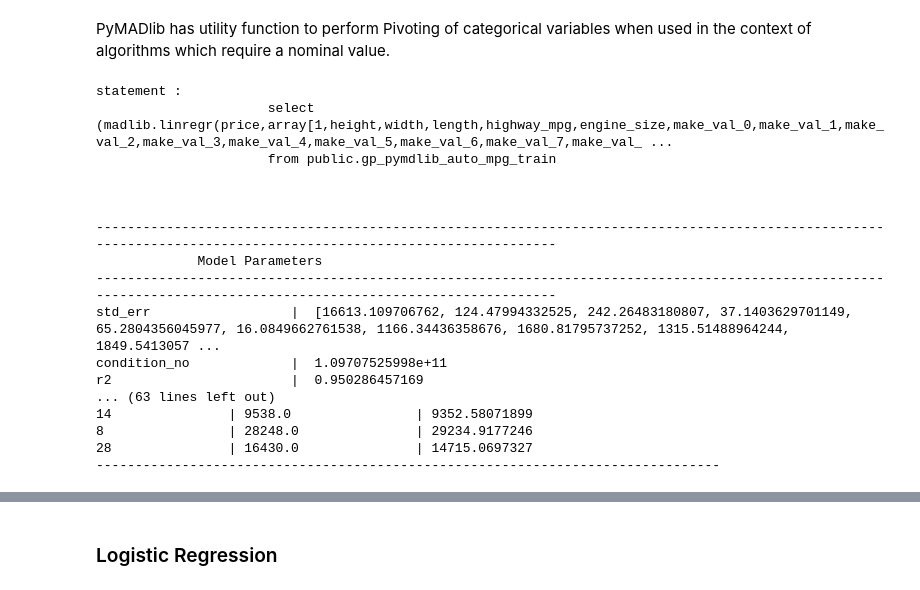
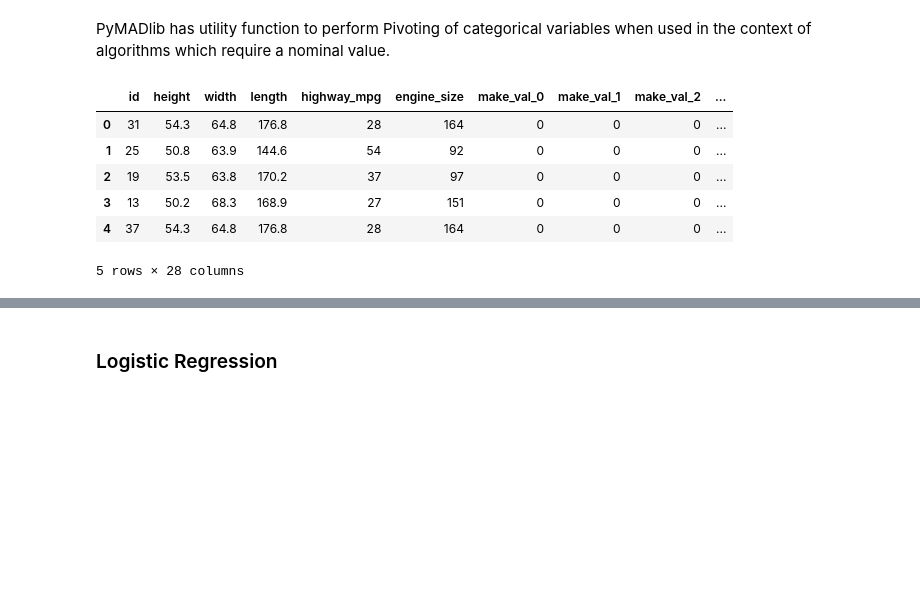
Before and after one commit to vmware-archive/pymadlib, a Jupyter notebook: pymadlib/doc/PyMADlib Tutorial.ipynb, the cells around one changed output, grey strips where cells are left out. Cells and saved outputs as stored; diff of their text form; code cells hidden in the pictures; blank space fills up the shorter version.

```diff
--- a/pymadlib/doc/PyMADlib Tutorial.ipynb
+++ b/pymadlib/doc/PyMADlib Tutorial.ipynb
@@ -81,28 +74,17 @@ scatterPlot(actual,predicted, 'wine_test_set')
 PyMADlib has utility function to perform Pivoting of categorical variables when used in the context of algorithms which require a nominal value.
 # %%
 #Train Linear Regression Model on a mixture of Numeric and Categorical Variables
-lreg.train('public.auto_mpg_train',['1','height','width','length','highway_mpg','engine_size','make','fuel_type','fuel_system'],'price')
-cursor = lreg.predict('public.auto_mpg_test','price')
-
-#Show prediction results
-rowset = conn.printTable(cursor,['id','price','prediction'])
+mdl_dict, mdl_params = lreg.train('public.auto_mpg_train',['1','height','width','length','highway_mpg','engine_size','make','fuel_type','fuel_system'],'price')
+predictions = lreg.predict('public.auto_mpg_test','price')
+#Show sample predictions
+predictions.head()
 # %% [output]
+|  | id | height | width | length | highway_mpg | engine_size | make_val_0 | make_val_1 | make_val_2 | ... |
+| 0 | 31 | 54.3 | 64.8 | 176.8 | 28 | 164 | 0 | 0 | 0 | ... |
+| 1 | 25 | 50.8 | 63.9 | 144.6 | 54 | 92 | 0 | 0 | 0 | ... |
+| 2 | 19 | 53.5 | 63.8 | 170.2 | 37 | 97 | 0 | 0 | 0 | ... |
+| 3 | 13 | 50.2 | 68.3 | 168.9 | 27 | 151 | 0 | 0 | 0 | ... |
+| 4 | 37 | 54.3 | 64.8 | 176.8 | 28 | 164 | 0 | 0 | 0 | ... |
-statement :
-                      select (madlib.linregr(price,array[1,height,width,length,highway_mpg,engine_size,make_val_0,make_val_1,make_val_2,make_val_3,make_val_4,make_val_5,make_val_6,make_val_7,make_val_ ...
-                      from public.gp_pymdlib_auto_mpg_train
-
-
-
-----------------------------------------------------------------------------------------------------------------------------------------------------------------
-             Model Parameters
-----------------------------------------------------------------------------------------------------------------------------------------------------------------
-std_err                  |  [16613.109706762, 124.47994332525, 242.26483180807, 37.1403629701149, 65.2804356045977, 16.0849662761538, 1166.34436358676, 1680.81795737252, 1315.51488964244, 1849.5413057 ...
-condition_no             |  1.09707525998e+11
-r2                       |  0.950286457169
-... (63 lines left out)
-14               | 9538.0                | 9352.58071899
-8                | 28248.0               | 29234.9177246
-28               | 16430.0               | 14715.0697327
---------------------------------------------------------------------------------
+5 rows × 28 columns
 # %%
 #Display Scatter Plot of Actual Vs Predicted Values
```
Also changed, not shown: parts of 8 cells of this notebook, 2 other files.
